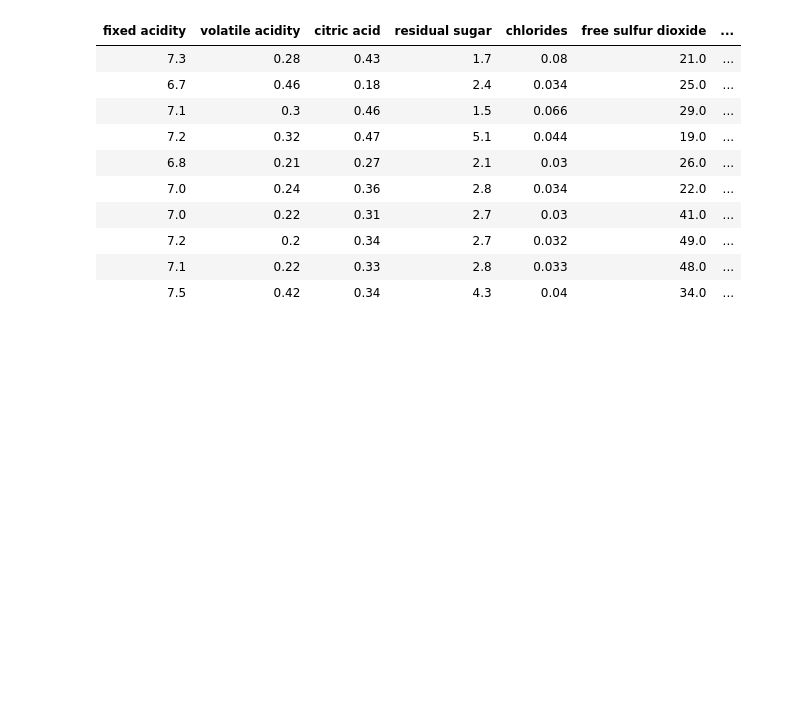
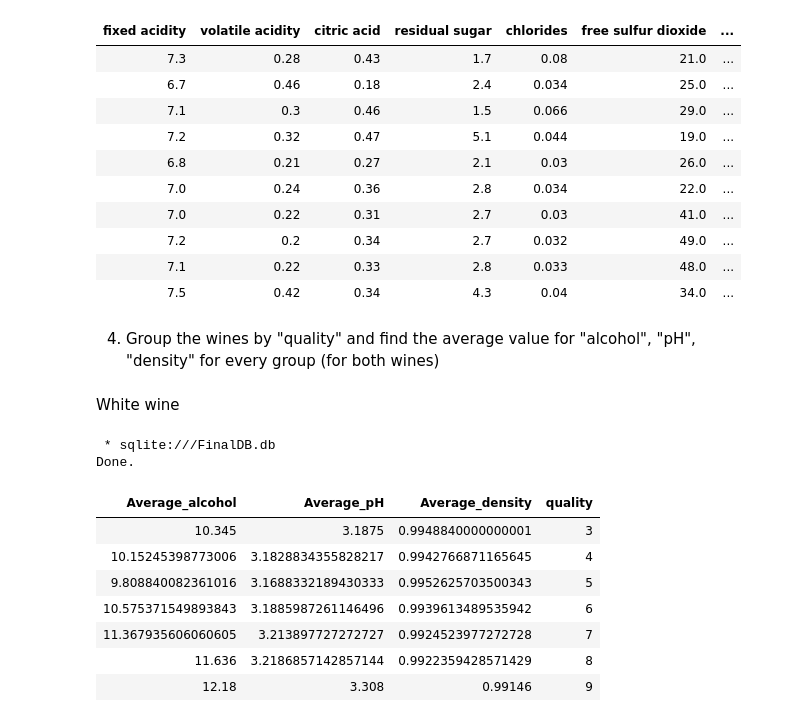
Before and after one commit to CalinP1/SQL_sandbox, a Jupyter notebook: project.ipynb, the cells around one changed output. Drawn from its saved outputs; the diff is of its cells as text; code cells hidden in the pictures; blank space fills up the shorter version.

```diff
--- a/project.ipynb
+++ b/project.ipynb
@@ -136,3 +150,23 @@ Done.
 | 7.2 | 0.2 | 0.34 | 2.7 | 0.032 | 49.0 | ... |
 | 7.1 | 0.22 | 0.33 | 2.8 | 0.033 | 48.0 | ... |
 | 7.5 | 0.42 | 0.34 | 4.3 | 0.04 | 34.0 | ... |
+# %% [markdown]
+4) Group the wines by "quality" and find the average value for "alcohol", "pH", "density" for every group (for both wines)
+# %% [markdown]
+White wine
+# %%
+%%sql
+SELECT AVG(alcohol) as Average_alcohol, AVG(pH) as Average_pH, AVG(density) as Average_density, quality
+from white_wine
+GROUP BY "quality"
+# %% [output]
+ * sqlite:///FinalDB.db
+Done.
+| Average_alcohol | Average_pH | Average_density | quality |
+| 10.345 | 3.1875 | 0.9948840000000001 | 3 |
+| 10.15245398773006 | 3.1828834355828217 | 0.9942766871165645 | 4 |
+| 9.808840082361016 | 3.1688332189430333 | 0.9952625703500343 | 5 |
+| 10.575371549893843 | 3.1885987261146496 | 0.9939613489535942 | 6 |
+| 11.367935606060605 | 3.213897727272727 | 0.9924523977272728 | 7 |
+| 11.636 | 3.2186857142857144 | 0.9922359428571429 | 8 |
+| 12.18 | 3.308 | 0.99146 | 9 |
```
Also changed, not shown: parts of 7 cells of this notebook, 1 other file.
